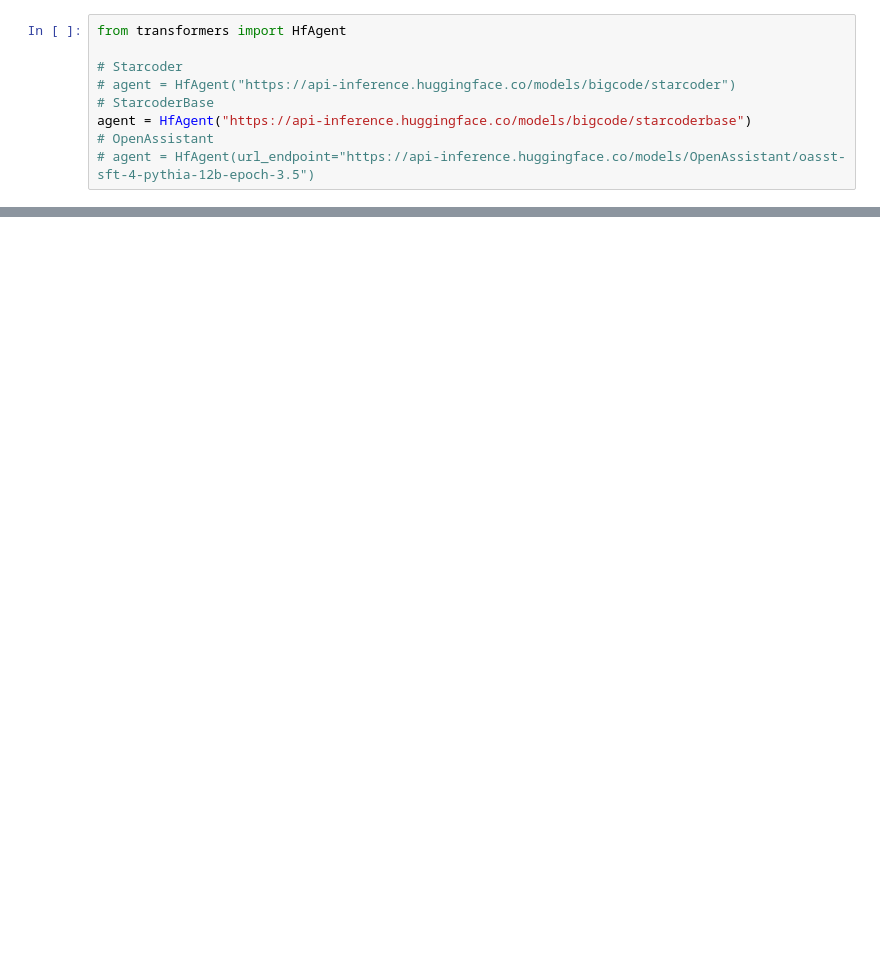
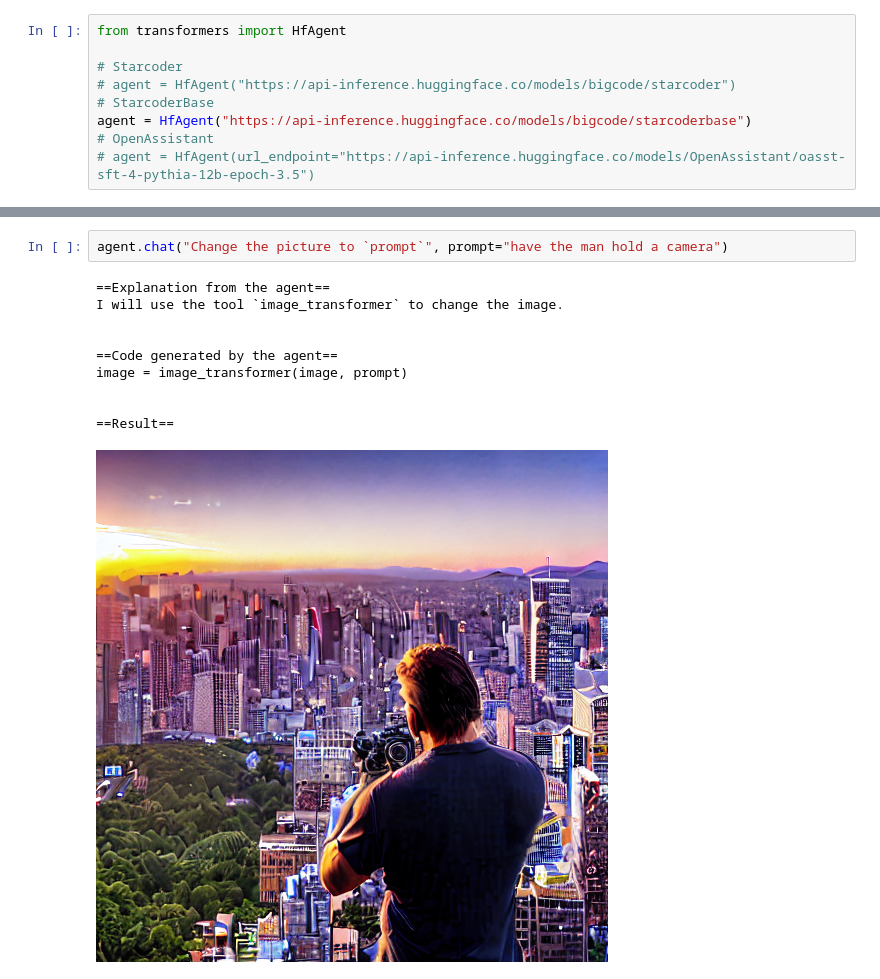
Before and after one commit to ankurr0y/storyboarding-agent, a Jupyter notebook: agent.ipynb, the cells around one changed output, grey strips where cells are left out. Cells and saved outputs as stored; diff of their text form; blank space fills up the shorter version.

```diff
--- a/agent.ipynb
+++ b/agent.ipynb
@@ -18,0 +53,13 @@ agent.run("Draw me a picture of the `prompt`", prompt="a girl sitting down surro
+# %%
+agent.chat("Change the picture to `prompt`", prompt="have the man hold a camera")
+# %% [output]
+==Explanation from the agent==
+I will use the tool `image_transformer` to change the image.
+
+
+==Code generated by the agent==
+image = image_transformer(image, prompt)
+
+
+==Result==
+[figure, added]
```
Also changed, not shown: parts of 3 cells of this notebook.
